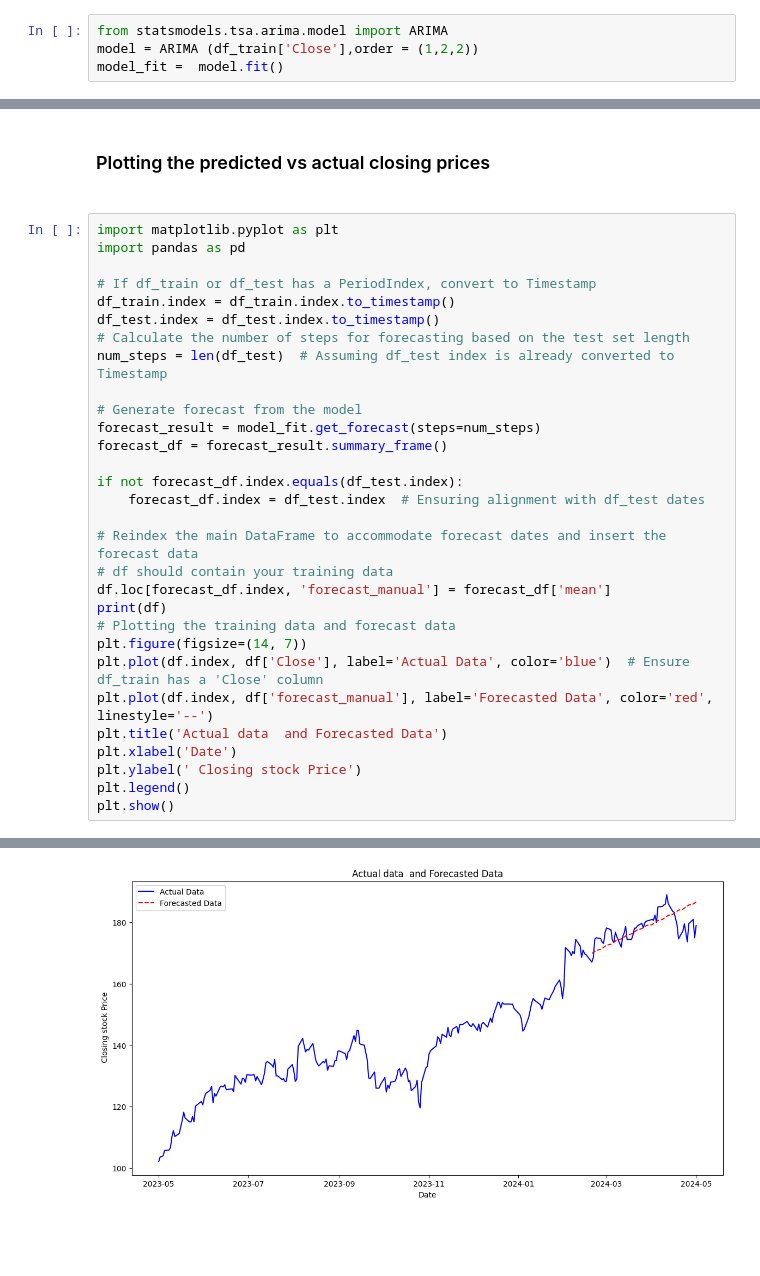
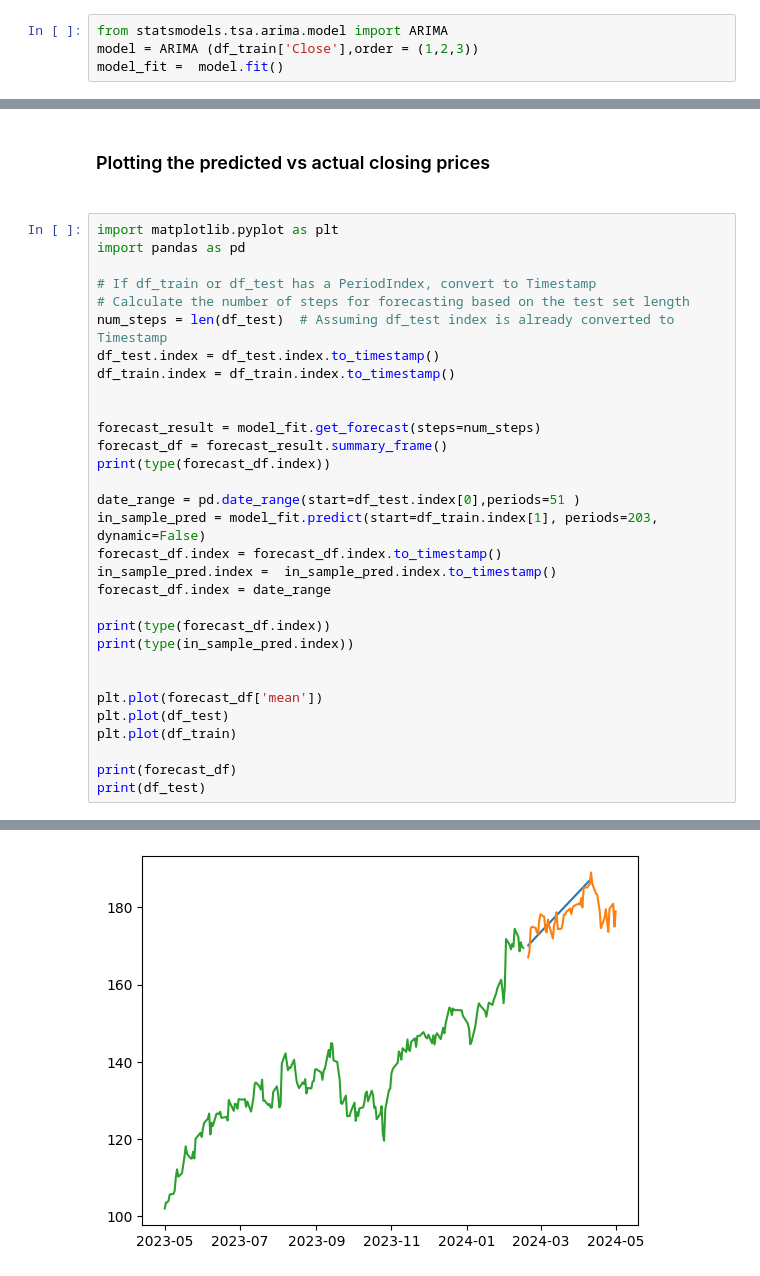
Before and after one commit to perviz822/amazon_stock_price_predictor, a Jupyter notebook: using_arima.ipynb, the cells around one changed output, grey strips where cells are left out. Saved outputs shown, nothing was run; the diff lists cells and outputs as text; blank space fills up the shorter version.

Commit message:
arima for amazon stock prediction  plotting bugs  are fixed, parametres were tuned for better prediction

```diff
--- a/using_arima.ipynb
+++ b/using_arima.ipynb
@@ -179,7 +183,7 @@ ARIMA(order=(2, 1, 0), scoring_args={}, suppress_warnings=True)
 <h3> Fitting the model <h3>
 # %%
 from statsmodels.tsa.arima.model import ARIMA
-model = ARIMA (df_train['Close'],order = (1,2,2))
+model = ARIMA (df_train['Close'],order = (1,2,3))
 model_fit =  model.fit()
 # %% [markdown]
 <h3> Plotting the residual graph <h3>
@@ -196,29 +200,30 @@ import matplotlib.pyplot as plt
 import pandas as pd
 
 # If df_train or df_test has a PeriodIndex, convert to Timestamp
-df_train.index = df_train.index.to_timestamp()
-df_test.index = df_test.index.to_timestamp()
 # Calculate the number of steps for forecasting based on the test set length
 num_steps = len(df_test)  # Assuming df_test index is already converted to Timestamp
+df_test.index = df_test.index.to_timestamp()
+df_train.index = df_train.index.to_timestamp()
 
-# Generate forecast from the model
+
 forecast_result = model_fit.get_forecast(steps=num_steps)
 forecast_df = forecast_result.summary_frame()
+print(type(forecast_df.index))
 
-if not forecast_df.index.equals(df_test.index):
-    forecast_df.index = df_test.index  # Ensuring alignment with df_test dates
+date_range = pd.date_range(start=df_test.index[0],periods=51 )
+in_sample_pred = model_fit.predict(start=df_train.index[1], periods=203, dynamic=False)
+forecast_df.index = forecast_df.index.to_timestamp()
+in_sample_pred.index =  in_sample_pred.index.to_timestamp()
+forecast_df.index = date_range
 
-# Reindex the main DataFrame to accommodate forecast dates and insert the forecast data
-# df should contain your training data
-df.loc[forecast_df.index, 'forecast_manual'] = forecast_df['mean']
-print(df)
-# Plotting the training data and forecast data
-plt.figure(figsize=(14, 7))
-plt.plot(df.index, df['Close'], label='Actual Data', color='blue')  # Ensure df_train has a 'Close' column
-plt.plot(df.index, df['forecast_manual'], label='Forecasted Data', color='red', linestyle='--')
-plt.title('Actual data  and Forecasted Data')
-plt.xlabel('Date')
-plt.ylabel(' Closing stock Price')
-plt.legend()
-plt.show()
+print(type(forecast_df.index))
+print(type(in_sample_pred.index))
+
+
+plt.plot(forecast_df['mean'])
+plt.plot(df_test)
+plt.plot(df_train)
+
+print(forecast_df)
+print(df_test)
 # %% [output]
@@ -242 +247 @@ Date
-[figure, old version]
+[figure, new version]
```
Also changed, not shown: parts of 5 cells of this notebook, 2 other files.
